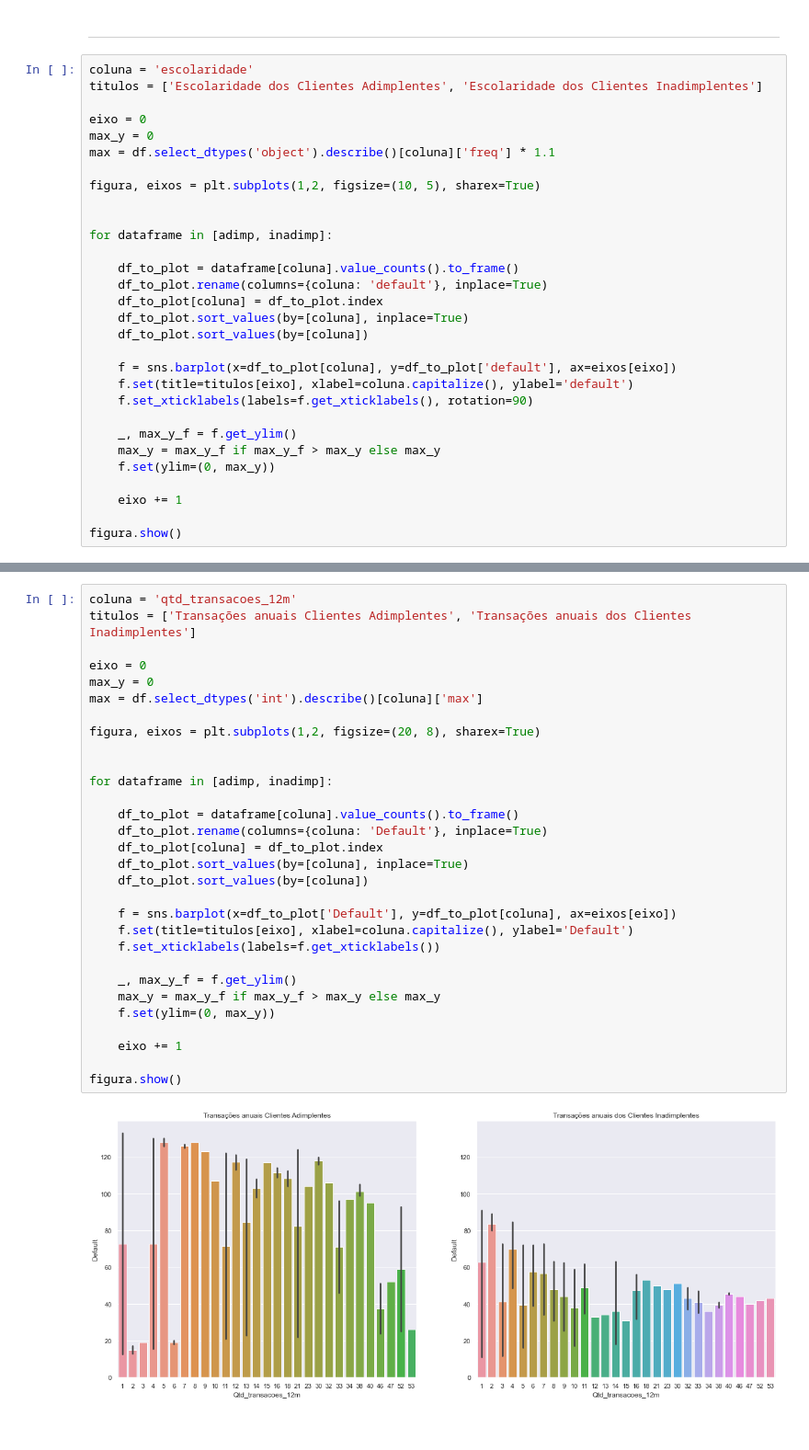
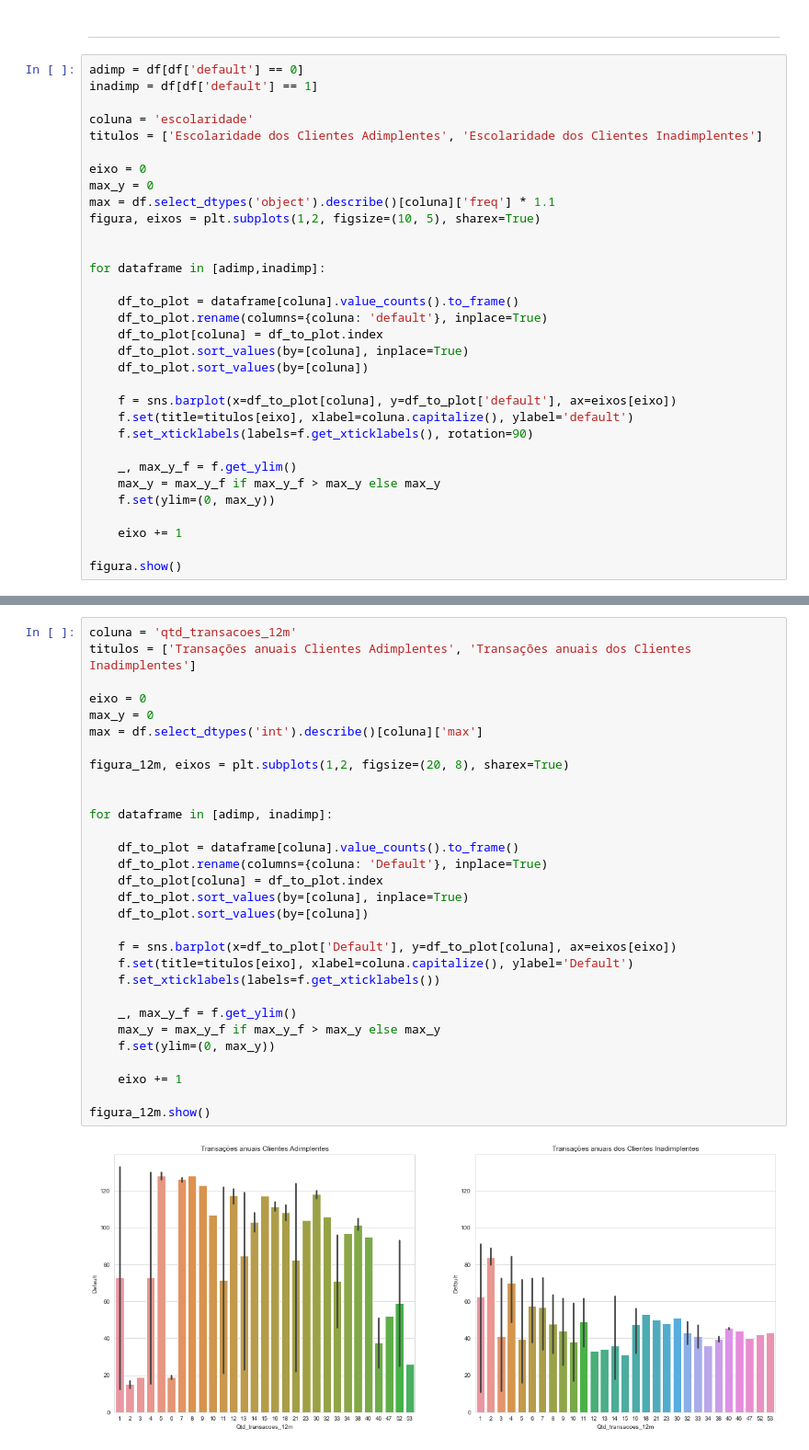
Before and after one commit to AGimenezNGama/First_Steps, a Jupyter notebook: Projeto final PYTHON/Projeto_Final_EBAC.ipynb, the cells around one changed output, grey strips where cells are left out. Shown: that part at 92% size. Saved outputs shown, nothing was run; the diff lists cells and outputs as text.

```diff
--- a/Projeto final PYTHON/Projeto_Final_EBAC.ipynb
+++ b/Projeto final PYTHON/Projeto_Final_EBAC.ipynb
@@ -176,17 +174,19 @@ O total de adimplentes é de: 84.28% ou 5968 de 7081.
 # %% [markdown]
 ---
 # %%
+adimp = df[df['default'] == 0]
+inadimp = df[df['default'] == 1]
+
 coluna = 'escolaridade'
 titulos = ['Escolaridade dos Clientes Adimplentes', 'Escolaridade dos Clientes Inadimplentes']
 
 eixo = 0
 max_y = 0
 max = df.select_dtypes('object').describe()[coluna]['freq'] * 1.1
-
 figura, eixos = plt.subplots(1,2, figsize=(10, 5), sharex=True)
 
 
-for dataframe in [adimp, inadimp]:
+for dataframe in [adimp,inadimp]:
 
     df_to_plot = dataframe[coluna].value_counts().to_frame()
     df_to_plot.rename(columns={coluna: 'default'}, inplace=True)
@@ -276,32 +274,32 @@ figura.show()
 # %%
 coluna = 'qtd_transacoes_12m'
 titulos = ['Transações anuais Clientes Adimplentes', 'Transações anuais dos Clientes Inadimplentes']
 
 eixo = 0
 max_y = 0
 max = df.select_dtypes('int').describe()[coluna]['max']
 
-figura, eixos = plt.subplots(1,2, figsize=(20, 8), sharex=True)
+figura_12m, eixos = plt.subplots(1,2, figsize=(20, 8), sharex=True)
 
 
 for dataframe in [adimp, inadimp]:
 
     df_to_plot = dataframe[coluna].value_counts().to_frame()
     df_to_plot.rename(columns={coluna: 'Default'}, inplace=True)
     df_to_plot[coluna] = df_to_plot.index
     df_to_plot.sort_values(by=[coluna], inplace=True)
     df_to_plot.sort_values(by=[coluna])
 
     f = sns.barplot(x=df_to_plot['Default'], y=df_to_plot[coluna], ax=eixos[eixo])
     f.set(title=titulos[eixo], xlabel=coluna.capitalize(), ylabel='Default')
     f.set_xticklabels(labels=f.get_xticklabels())
 
     _, max_y_f = f.get_ylim()
     max_y = max_y_f if max_y_f > max_y else max_y
     f.set(ylim=(0, max_y))
 
     eixo += 1
 
-figura.show()
+figura_12m.show()
 # %% [output]
-[figure, old version]
+[figure, new version]
```
Also changed, not shown: parts of 14 cells of this notebook.
